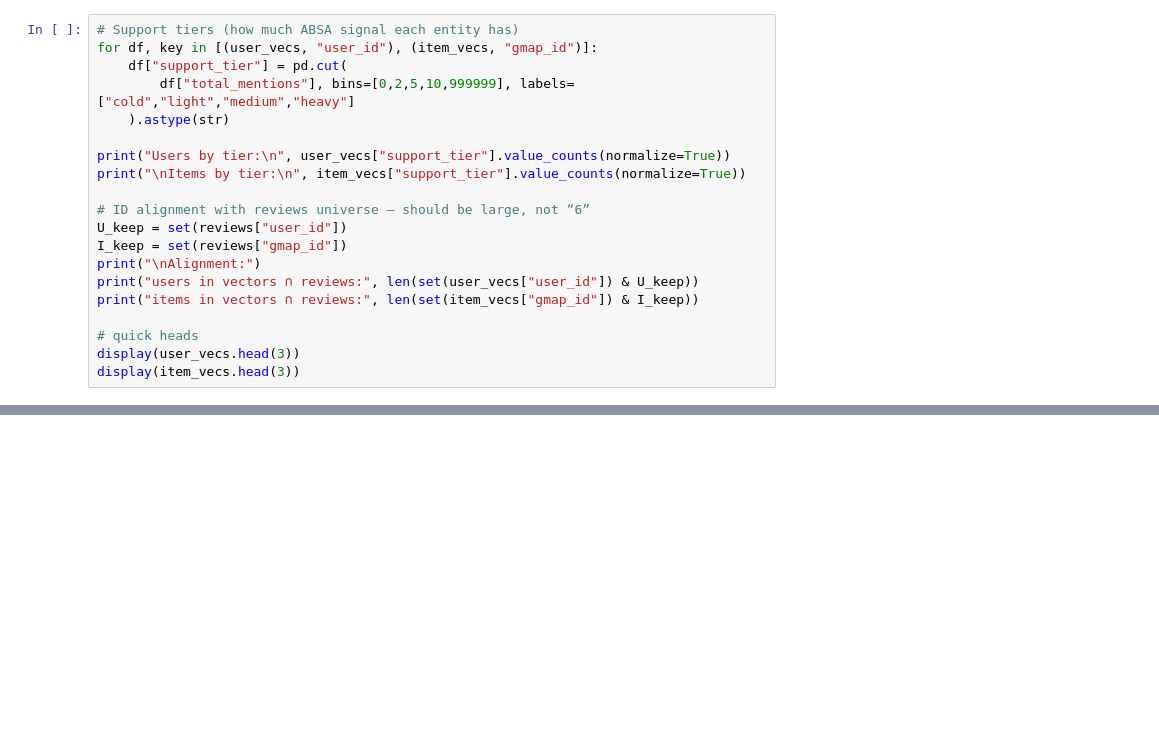
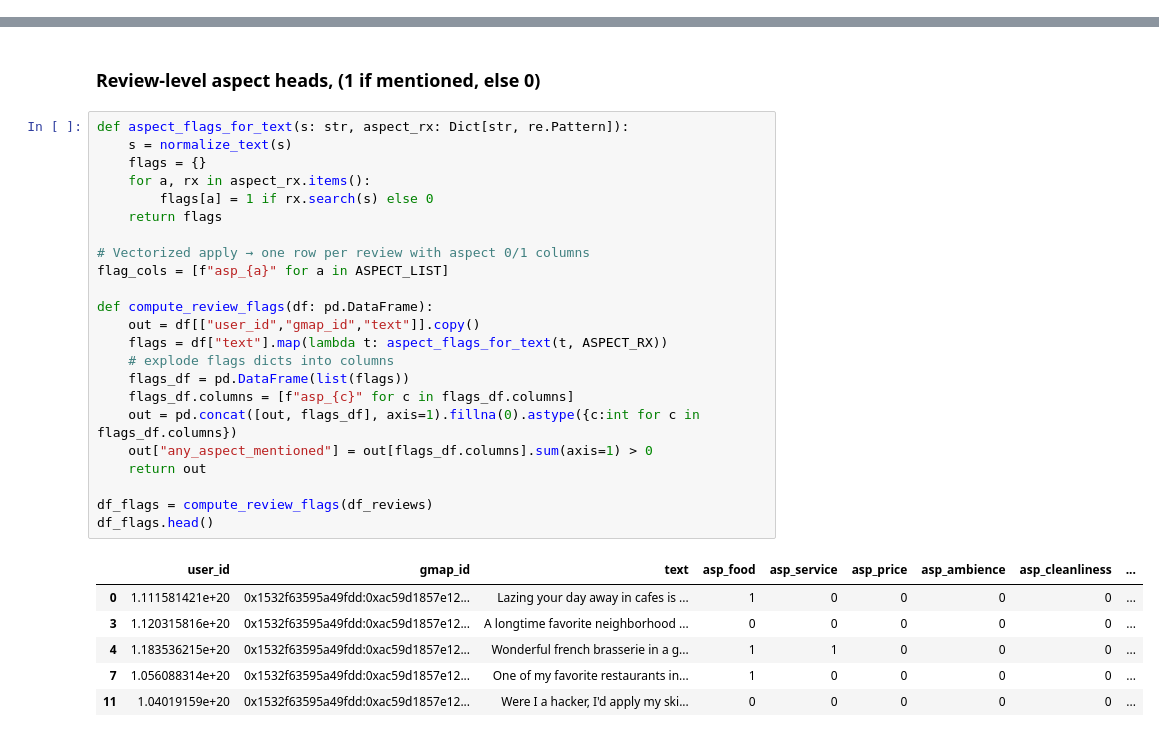
Before and after one commit to kienanana/GoogleMaps_Recommender, a Jupyter notebook: src/features/absa.ipynb, the cells around one changed output, grey strips where cells are left out. Saved outputs shown, nothing was run; the diff lists cells and outputs as text; blank space fills up the shorter version.

Commit message:
aspect feature generator (neautral)

```diff
--- a/src/absa.ipynb
+++ b/src/features/absa.ipynb
@@ -443,20 +83,0 @@ cov.head(10)
-# %%
-# Support tiers (how much ABSA signal each entity has)
-for df, key in [(user_vecs, "user_id"), (item_vecs, "gmap_id")]:
-    df["support_tier"] = pd.cut(
-        df["total_mentions"], bins=[0,2,5,10,999999], labels=["cold","light","medium","heavy"]
-    ).astype(str)
-
-print("Users by tier:\n", user_vecs["support_tier"].value_counts(normalize=True))
-print("\nItems by tier:\n", item_vecs["support_tier"].value_counts(normalize=True))
-
-# ID alignment with reviews universe — should be large, not “6”
-U_keep = set(reviews["user_id"])
-I_keep = set(reviews["gmap_id"])
-print("\nAlignment:")
-print("users in vectors ∩ reviews:", len(set(user_vecs["user_id"]) & U_keep))
-print("items in vectors ∩ reviews:", len(set(item_vecs["gmap_id"]) & I_keep))
-
-# quick heads
-display(user_vecs.head(3))
-display(item_vecs.head(3))
@@ -462,0 +130,32 @@ display(item_vecs.head(3))
+# %% [markdown]
+### Review-level aspect heads, (1 if mentioned, else 0)
+# %%
+def aspect_flags_for_text(s: str, aspect_rx: Dict[str, re.Pattern]):
+    s = normalize_text(s)
+    flags = {}
+    for a, rx in aspect_rx.items():
+        flags[a] = 1 if rx.search(s) else 0
+    return flags
+
+# Vectorized apply → one row per review with aspect 0/1 columns
+flag_cols = [f"asp_{a}" for a in ASPECT_LIST]
+
+def compute_review_flags(df: pd.DataFrame):
+    out = df[["user_id","gmap_id","text"]].copy()
+    flags = df["text"].map(lambda t: aspect_flags_for_text(t, ASPECT_RX))
+    # explode flags dicts into columns
+    flags_df = pd.DataFrame(list(flags))
+    flags_df.columns = [f"asp_{c}" for c in flags_df.columns]
+    out = pd.concat([out, flags_df], axis=1).fillna(0).astype({c:int for c in flags_df.columns})
+    out["any_aspect_mentioned"] = out[flags_df.columns].sum(axis=1) > 0
+    return out
+
+df_flags = compute_review_flags(df_reviews)
+df_flags.head()
+# %% [output]
+|  | user_id | gmap_id | text | asp_food | asp_service | asp_price | asp_ambience | asp_cleanliness | ... |
+| 0 | 1.111581421e+20 | 0x1532f63595a49fdd:0xac59d1857e12... | Lazing your day away in cafes is ... | 1 | 0 | 0 | 0 | 0 | ... |
+| 3 | 1.120315816e+20 | 0x1532f63595a49fdd:0xac59d1857e12... | A longtime favorite neighborhood ... | 0 | 0 | 0 | 0 | 0 | ... |
+| 4 | 1.183536215e+20 | 0x1532f63595a49fdd:0xac59d1857e12... | Wonderful french brasserie in a g... | 1 | 1 | 0 | 0 | 0 | ... |
+| 7 | 1.056088314e+20 | 0x1532f63595a49fdd:0xac59d1857e12... | One of my favorite restaurants in... | 1 | 0 | 0 | 0 | 0 | ... |
+| 11 | 1.04019159e+20 | 0x1532f63595a49fdd:0xac59d1857e12... | Were I a hacker, I'd apply my ski... | 0 | 0 | 0 | 0 | 0 | ... |
```
Also changed, not shown: parts of 17 cells of this notebook, 1 other file.
